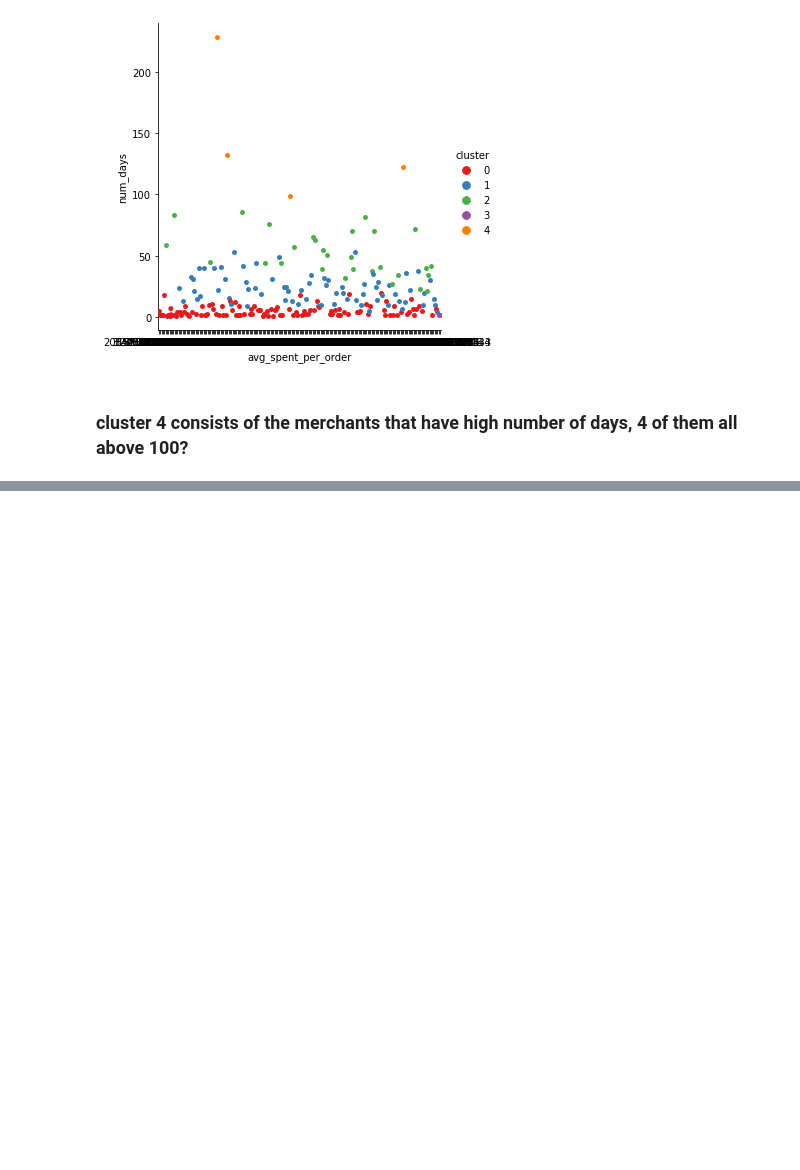
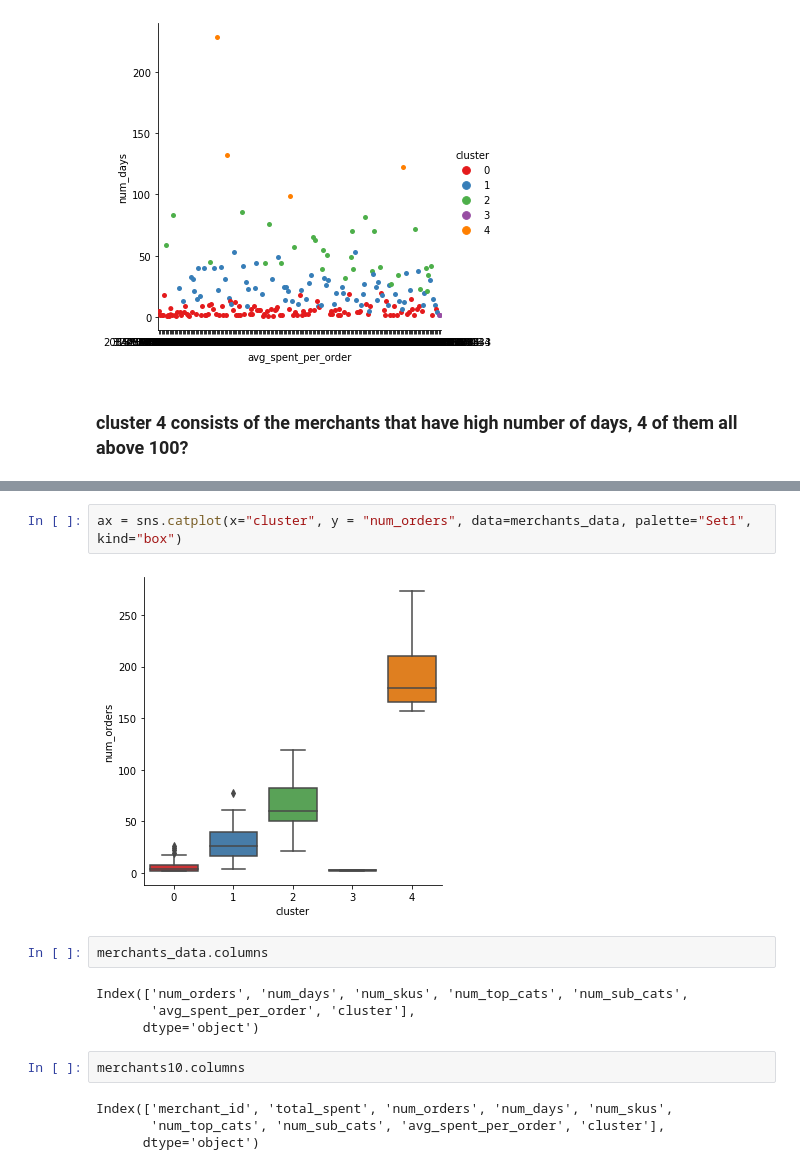
Before and after one commit to yingli/datasciencelifecycle, a Jupyter notebook: sample_code/NB04.ipynb, the cells around one changed output, grey strips where cells are left out. Cells and saved outputs as stored; diff of their text form; blank space fills up the shorter version.

```diff
--- a/sample_code/NB04.ipynb
+++ b/sample_code/NB04.ipynb
@@ -301,0 +276,16 @@ ax = sns.catplot(x="avg_spent_per_order", y = "num_days",data=merchants_data, hu
+# %%
+ax = sns.catplot(x="cluster", y = "num_orders", data=merchants_data, palette="Set1", kind="box")
+# %% [output]
+[figure, added]
+# %%
+merchants_data.columns
+# %% [output]
+Index(['num_orders', 'num_days', 'num_skus', 'num_top_cats', 'num_sub_cats',
+       'avg_spent_per_order', 'cluster'],
+      dtype='object')
+# %%
+merchants10.columns
+# %% [output]
+Index(['merchant_id', 'total_spent', 'num_orders', 'num_days', 'num_skus',
+       'num_top_cats', 'num_sub_cats', 'avg_spent_per_order', 'cluster'],
+      dtype='object')
```
Also changed, not shown: parts of 17 cells of this notebook.
